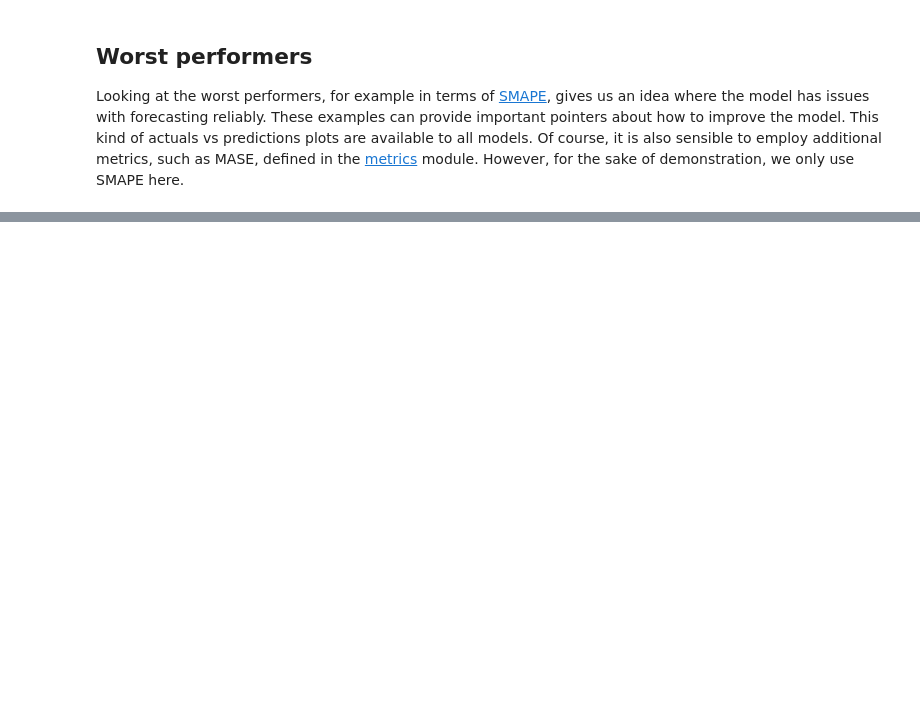
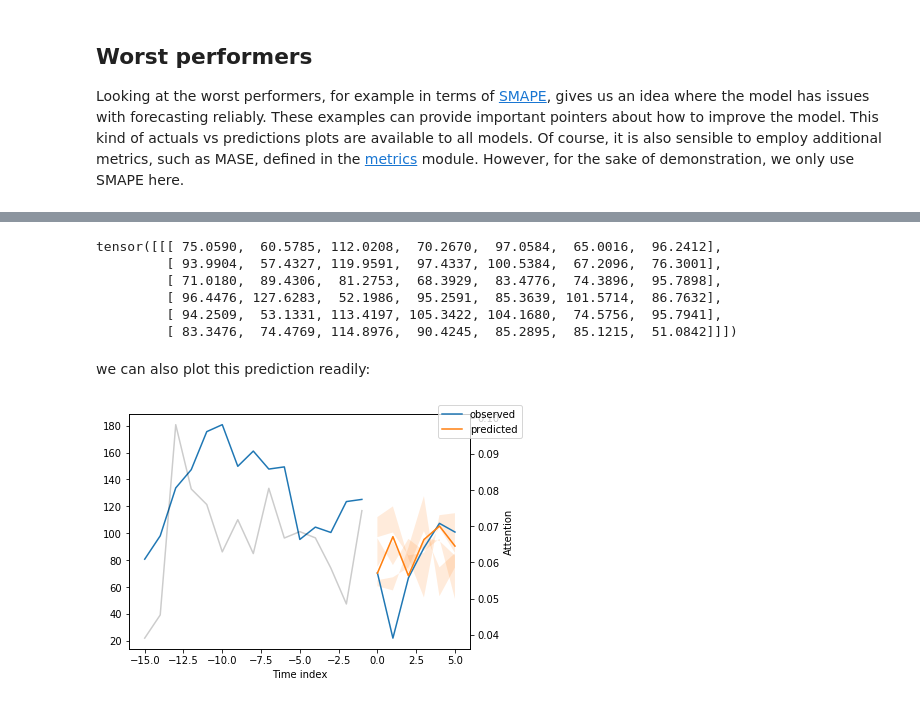
Before and after one commit to viktor-begun/ML_Trading, a Jupyter notebook: Modules/DL_Forecast.ipynb, the cells around one changed output, grey strips where cells are left out. Saved outputs shown, nothing was run; the diff lists cells and outputs as text; code cells hidden in the pictures; blank space fills up the shorter version.

```diff
--- a/Modules/DL_Forecast.ipynb
+++ b/Modules/DL_Forecast.ipynb
@@ -878,0 +937,23 @@ for idx in range(10):  # plot 10 examples
+# %%
+best_tft.predict(
+    training.filter(lambda x: (x.agency == "Agency_01") & (x.sku == "SKU_01") & (x.time_idx_first_prediction == 15)),
+    mode="quantiles",
+)
+# %% [output]
+tensor([[[ 75.0590,  60.5785, 112.0208,  70.2670,  97.0584,  65.0016,  96.2412],
+         [ 93.9904,  57.4327, 119.9591,  97.4337, 100.5384,  67.2096,  76.3001],
+         [ 71.0180,  89.4306,  81.2753,  68.3929,  83.4776,  74.3896,  95.7898],
+         [ 96.4476, 127.6283,  52.1986,  95.2591,  85.3639, 101.5714,  86.7632],
+         [ 94.2509,  53.1331, 113.4197, 105.3422, 104.1680,  74.5756,  95.7941],
+         [ 83.3476,  74.4769, 114.8976,  90.4245,  85.2895,  85.1215,  51.0842]]])
+# %% [markdown]
+we can also plot this prediction readily:
+# %%
+raw_prediction, x = best_tft.predict(
+    training.filter(lambda x: (x.agency == "Agency_01") & (x.sku == "SKU_01") & (x.time_idx_first_prediction == 15)),
+    mode="raw",
+    return_x=True,
+)
+best_tft.plot_prediction(x, raw_prediction, idx=0);
+# %% [output]
+[figure, added]
```
Also changed, not shown: parts of 28 cells of this notebook.
